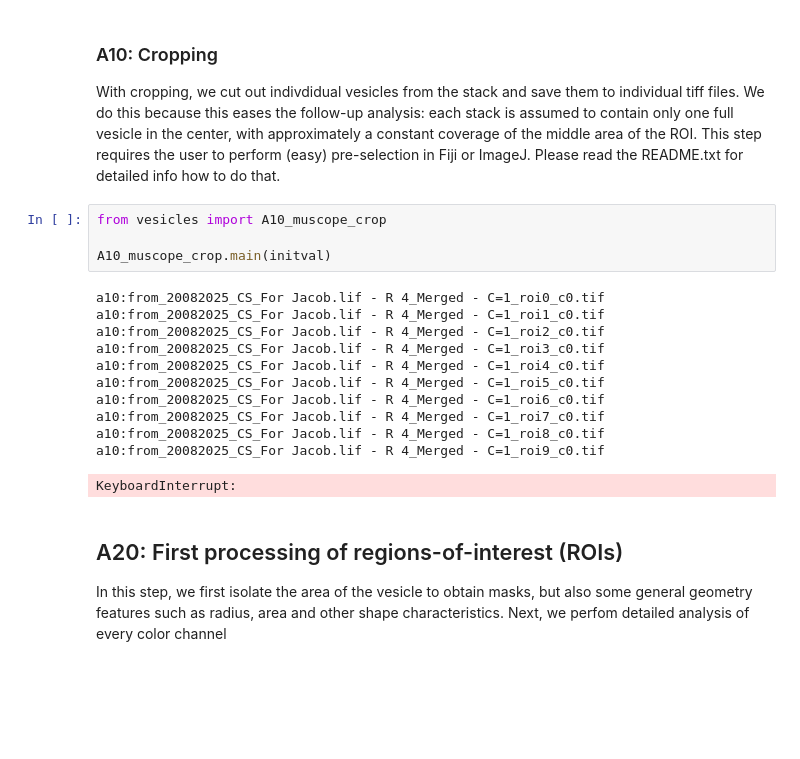
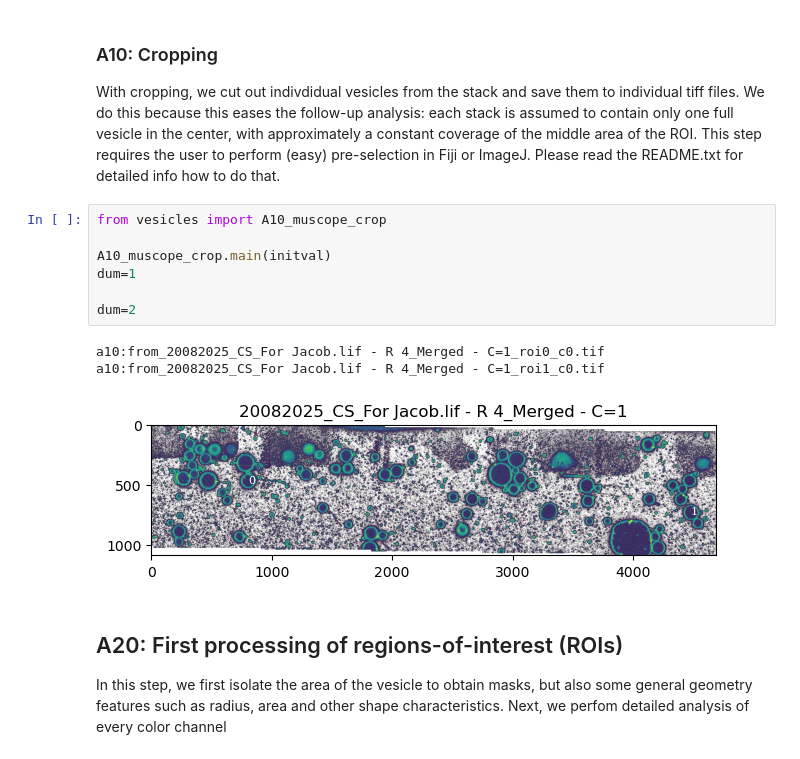
Before and after one commit to jacobkers/Vesicle_analysis, a Jupyter notebook: Vesicles_pipeline.ipynb, the cells around one changed output. Cells and saved outputs as stored; diff of their text form; blank space fills up the shorter version.

```diff
--- a/Vesicles_pipeline.ipynb
+++ b/Vesicles_pipeline.ipynb
@@ -79,19 +79,14 @@ This step requires the user to perform (easy) pre-selection in Fiji or ImageJ. P
 # %%
 from vesicles import A10_muscope_crop
 
 A10_muscope_crop.main(initval)
+dum=1
+
+dum=2
 # %% [output]
 a10:from_20082025_CS_For Jacob.lif - R 4_Merged - C=1_roi0_c0.tif
 a10:from_20082025_CS_For Jacob.lif - R 4_Merged - C=1_roi1_c0.tif
-a10:from_20082025_CS_For Jacob.lif - R 4_Merged - C=1_roi2_c0.tif
-a10:from_20082025_CS_For Jacob.lif - R 4_Merged - C=1_roi3_c0.tif
-a10:from_20082025_CS_For Jacob.lif - R 4_Merged - C=1_roi4_c0.tif
-a10:from_20082025_CS_For Jacob.lif - R 4_Merged - C=1_roi5_c0.tif
-a10:from_20082025_CS_For Jacob.lif - R 4_Merged - C=1_roi6_c0.tif
-a10:from_20082025_CS_For Jacob.lif - R 4_Merged - C=1_roi7_c0.tif
-a10:from_20082025_CS_For Jacob.lif - R 4_Merged - C=1_roi8_c0.tif
-a10:from_20082025_CS_For Jacob.lif - R 4_Merged - C=1_roi9_c0.tif
-KeyboardInterrupt:
+[figure, added]
 # %% [markdown]
 ## A20: First processing of regions-of-interest (ROIs)
 In this step, we first isolate the area of the vesicle to obtain masks, but also some general geometry features such as radius, area and other shape characteristics. Next, we perfom detailed analysis of every color channel
```
Also changed, not shown: 1 other file.
